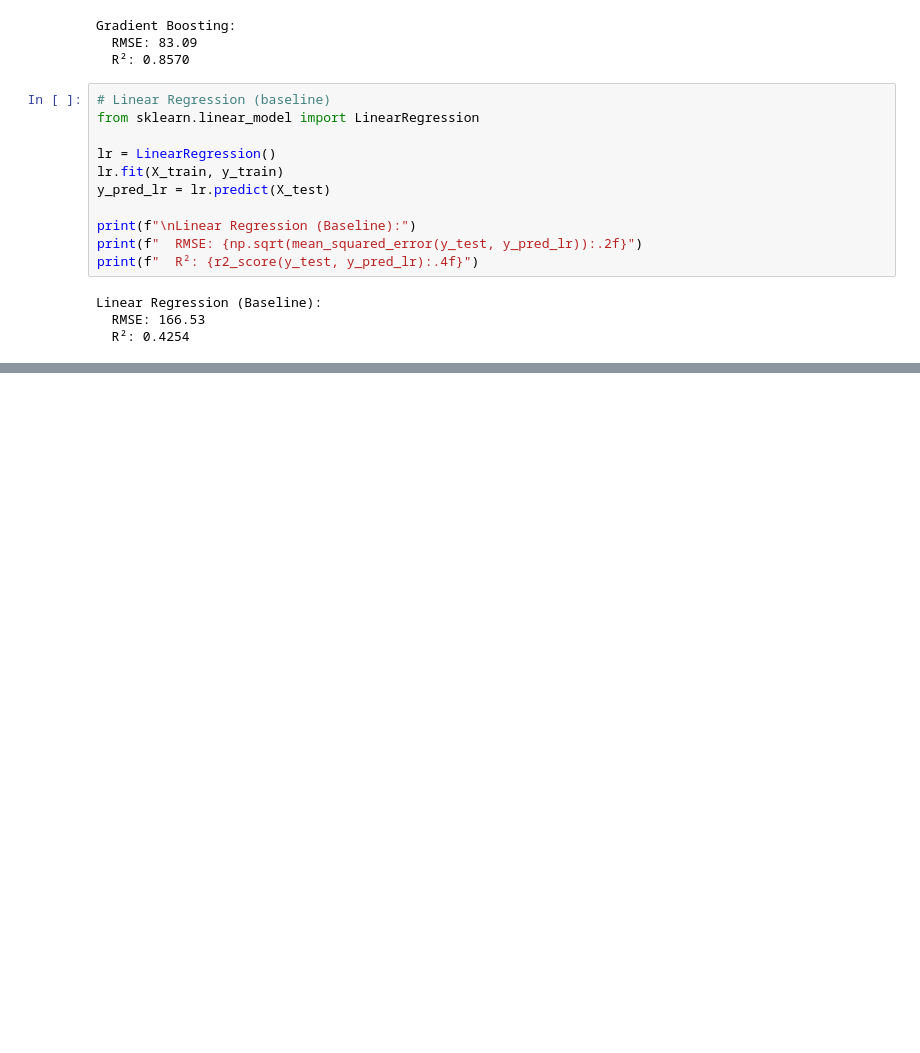
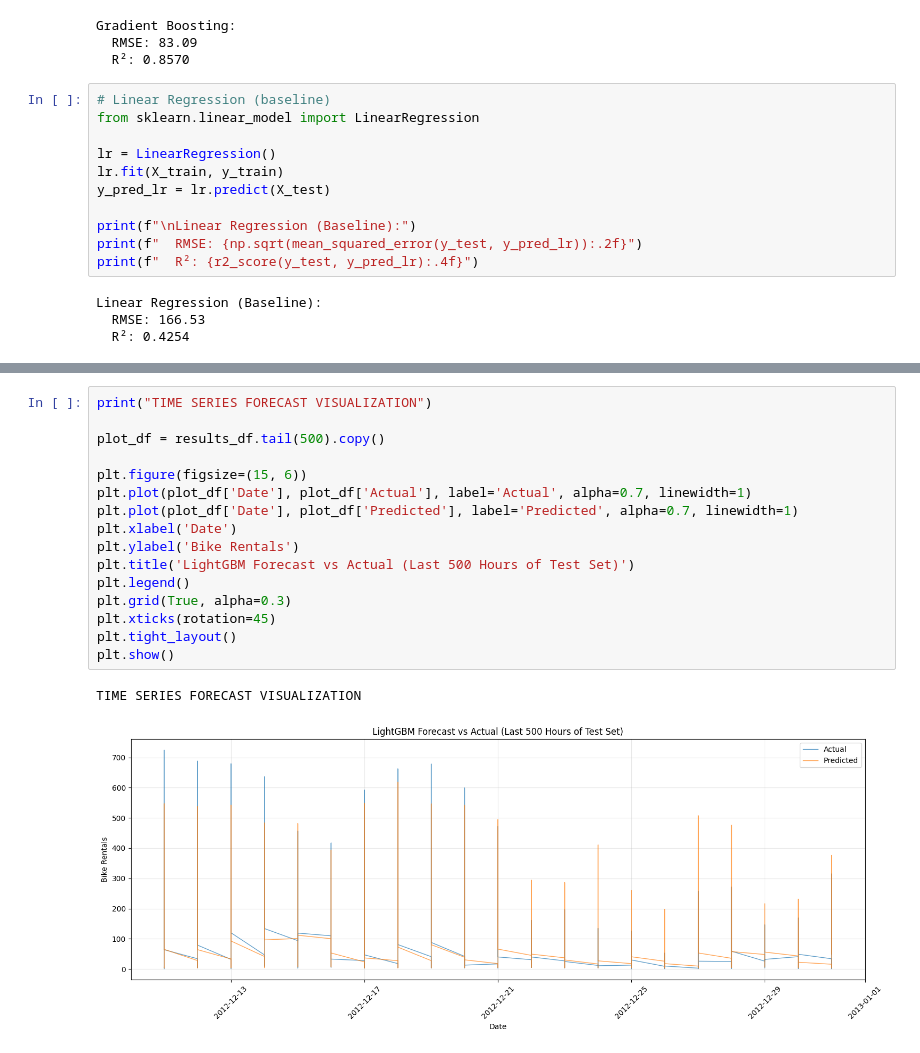
Before and after one commit to boughanmiyoussef/BikeDemand, a Jupyter notebook: notebook/BikeDemand.ipynb, the cells around one changed output, grey strips where cells are left out. Drawn from its saved outputs; the diff is of its cells as text; blank space fills up the shorter version.

```diff
--- a/notebook/BikeDemand.ipynb
+++ b/notebook/BikeDemand.ipynb
@@ -817,0 +860,19 @@ print(f"Log-Optimized LightGBM: RMSE = {opt_rmse:.2f}, R² = {opt_r2:.4f}")
+# %%
+print("TIME SERIES FORECAST VISUALIZATION")
+
+plot_df = results_df.tail(500).copy()
+
+plt.figure(figsize=(15, 6))
+plt.plot(plot_df['Date'], plot_df['Actual'], label='Actual', alpha=0.7, linewidth=1)
+plt.plot(plot_df['Date'], plot_df['Predicted'], label='Predicted', alpha=0.7, linewidth=1)
+plt.xlabel('Date')
+plt.ylabel('Bike Rentals')
+plt.title('LightGBM Forecast vs Actual (Last 500 Hours of Test Set)')
+plt.legend()
+plt.grid(True, alpha=0.3)
+plt.xticks(rotation=45)
+plt.tight_layout()
+plt.show()
+# %% [output]
+TIME SERIES FORECAST VISUALIZATION
+[figure, added]
```
Also changed, not shown: parts of 4 cells of this notebook.
